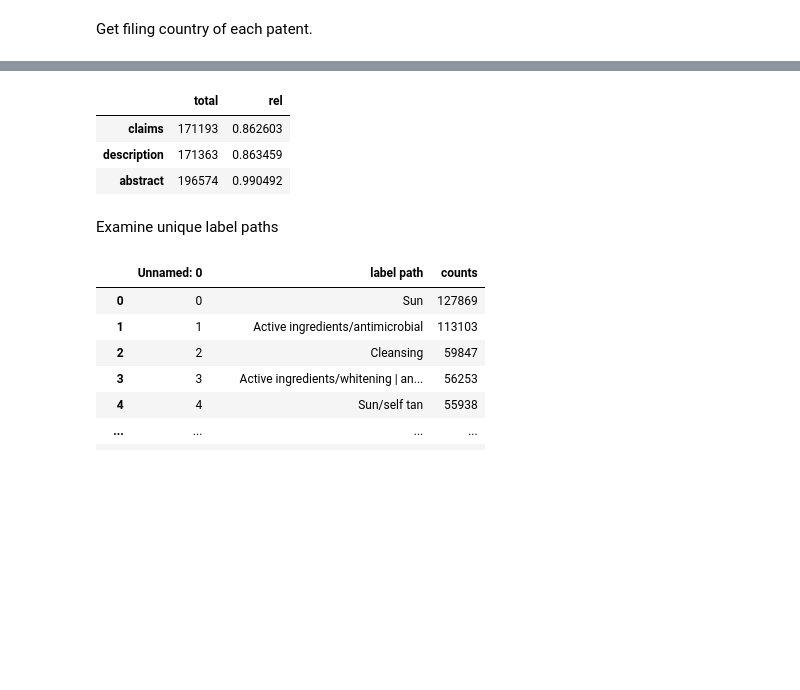
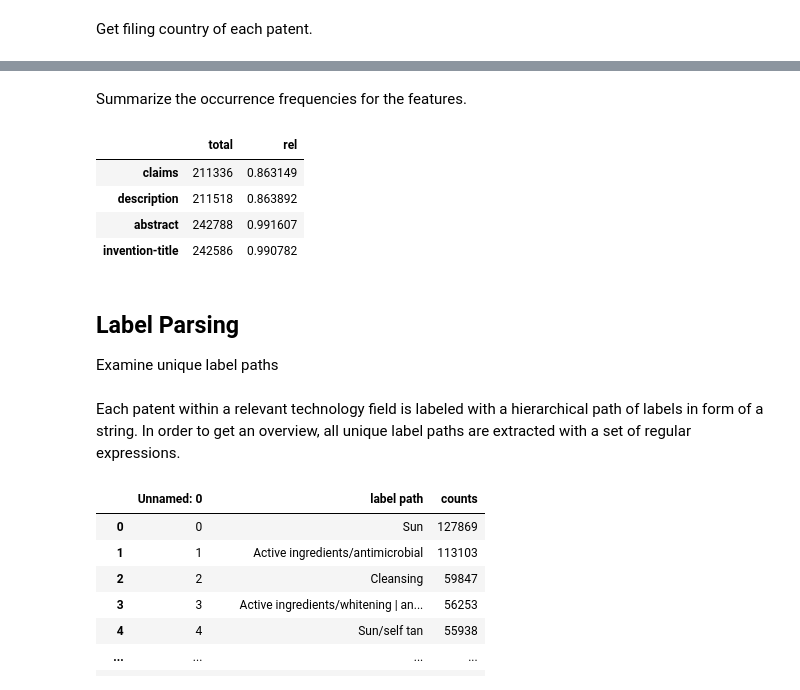
Before and after one commit to cdrc1103/MasterThesis, a Jupyter notebook: Data/DataDescription.ipynb, the cells around one changed output, grey strips where cells are left out. Cells and saved outputs as stored; diff of their text form; code cells hidden in the pictures; blank space fills up the shorter version.

Commit message:
Update data description and correct feature parsing

```diff
--- a/Data/DataDescription.ipynb
+++ b/Data/DataDescription.ipynb
@@ -78,24 +113,30 @@ if __name__ == '__main__':
+# %% [markdown]
+Summarize the occurrence frequencies for the features.
 # %%
 stats = pd.read_csv("Files/feature_occ.csv")
 occ = {"total":[], "rel":[]}
-columns = ["claims", "description", "abstract"]
+columns = ["claims", "description", "abstract", "invention-title"]
 for col in columns:
     current_col = stats[col]
     total_counts = current_col[current_col==True].count()
     occ["total"].append(total_counts)
-    occ["rel"].append(total_counts / len(stats[stats.label==1]))
+    occ["rel"].append(total_counts / len(stats))
 
 pd.DataFrame(occ, index=columns)
 # %% [output]
 |  | total | rel |
-| claims | 171193 | 0.862603 |
-| description | 171363 | 0.863459 |
-| abstract | 196574 | 0.990492 |
+| claims | 211336 | 0.863149 |
+| description | 211518 | 0.863892 |
+| abstract | 242788 | 0.991607 |
+| invention-title | 242586 | 0.990782 |
 # %% [markdown]
+## Label Parsing
 Examine unique label paths
 # %%
 ip7label_hierarchy = "Files/ip7label_hierarchy.csv"
 label_occ = "Files/label_occ.csv"
+# %% [markdown]
+Each patent within a relevant technology field is labeled with a hierarchical path of labels in form of a string. In order to get an overview, all unique label paths are extracted with a set of regular expressions.
 # %%
 ip7_labels = pd.read_csv(ip7label_hierarchy, index_col=0)
 label_paths = []
```
Also changed, not shown: parts of 29 cells of this notebook, 10 other files.
